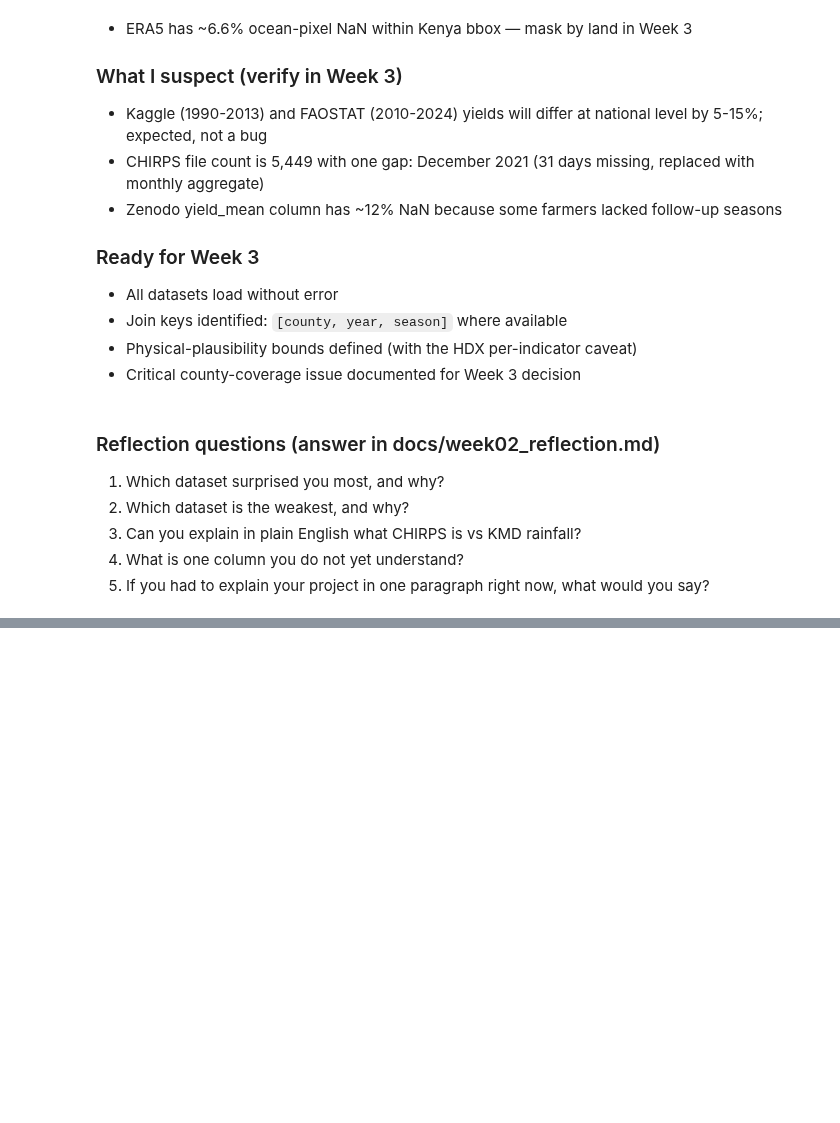
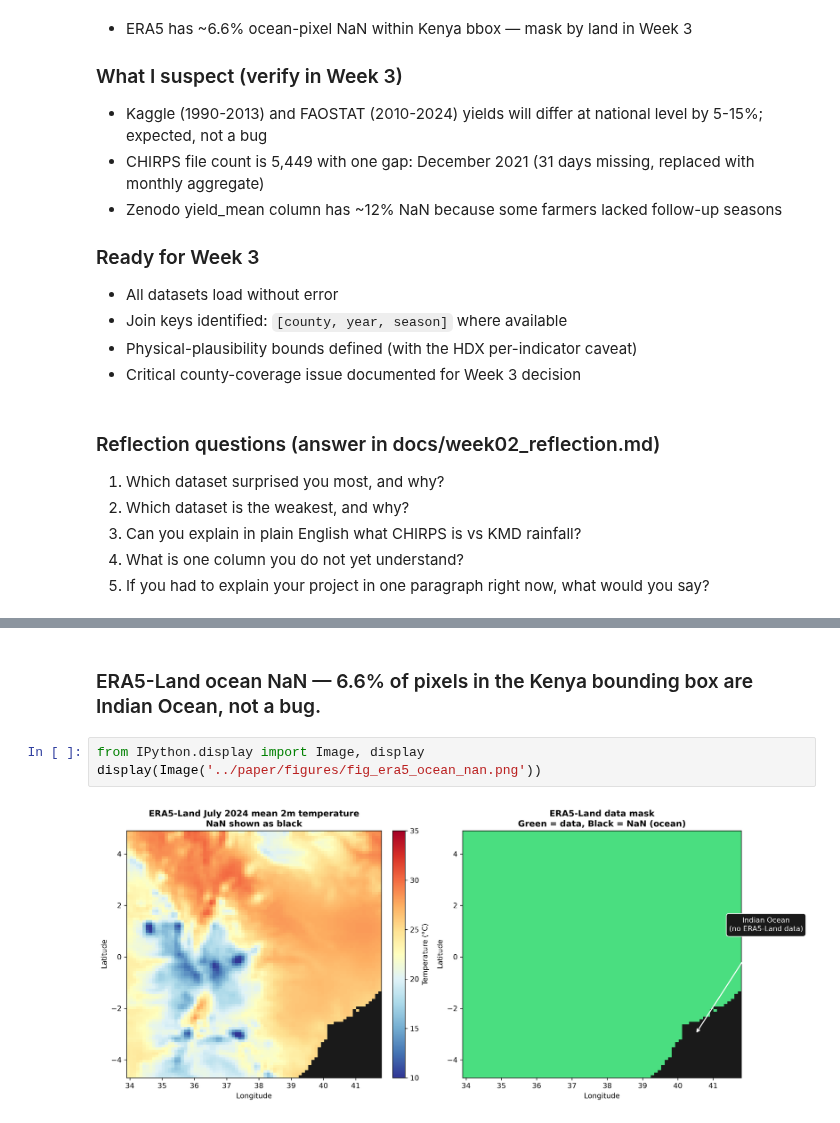
Before and after one commit to alexharonyandega-dev/kenya-climate-data-lab, a Jupyter notebook: notebooks/01_data_exploration.ipynb, the cells around one changed output, grey strips where cells are left out. Drawn from its saved outputs; the diff is of its cells as text; blank space fills up the shorter version.

Commit message:
Embed diagnostic figures in exploration notebook

```diff
--- a/notebooks/01_data_exploration.ipynb
+++ b/notebooks/01_data_exploration.ipynb
@@ -614,0 +620,7 @@ The Zenodo push-pull study is a Western Kenya / Lake Victoria basin trial. The K
+# %% [markdown]
+### ERA5-Land ocean NaN — 6.6% of pixels in the Kenya bounding box are Indian Ocean, not a bug.
+# %%
+from IPython.display import Image, display
+display(Image('../paper/figures/fig_era5_ocean_nan.png'))
+# %% [output]
+[figure, added]
```
Also changed, not shown: parts of 7 cells of this notebook.
